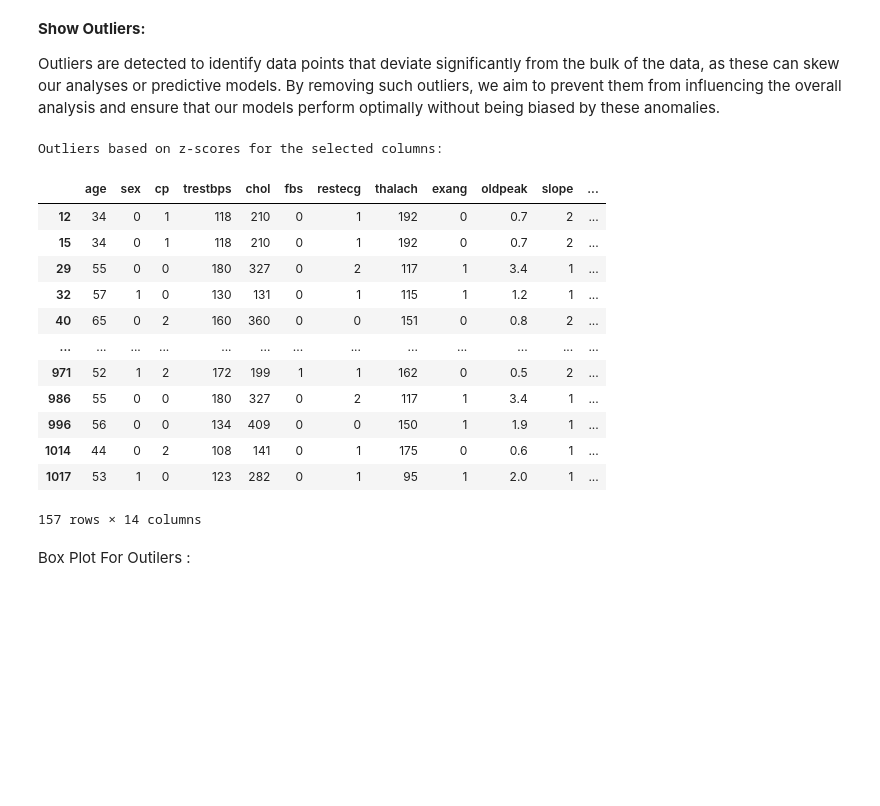
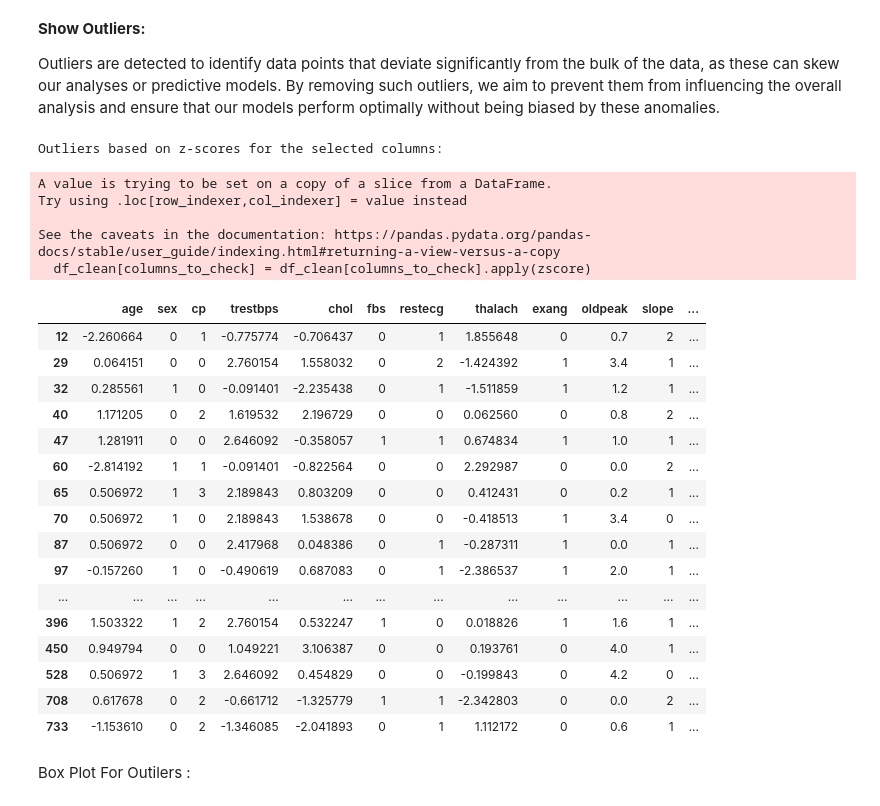
Before and after one commit to JoudySaleh-IT/IT326, a Jupyter notebook: Phase2.ipynb, the cells around one changed output. Cells and saved outputs as stored; diff of their text form; code cells hidden in the pictures; blank space fills up the shorter version.

```diff
--- a/Phase2.ipynb
+++ b/Phase2.ipynb
@@ -348,35 +348,45 @@ We notice that there are no missing values, and all columns are complete.
 Outliers are detected to identify data points that deviate significantly from the bulk of the data, as these can skew our analyses or predictive models. By removing such outliers, we aim to prevent them from influencing the overall analysis and ensure that our models perform optimally without being biased by these anomalies.
 # %%
 from scipy.stats import zscore
-# Columns selected for detecting outliers based on their clinical significance and potential for abnormal values
-columns_to_detect_outliers = ['age', 'trestbps', 'chol', 'thalach']
-# Calculate z-scores for the selected columns
-z_scores = df[columns_to_detect_outliers].apply(zscore)
+
+# Define the columns you want to check for outliers
+columns_to_check = ['age', 'trestbps', 'chol', 'thalach']  # Example columns
+
+# Calculate z-scores for these columns
+df_clean[columns_to_check] = df_clean[columns_to_check].apply(zscore)
 
 # Define a threshold for identifying outliers
 threshold = 2
 
-# Identify outliers using the threshold
-outliers = df[(abs(z_scores) > threshold).any(axis=1)]
-
-# Display the outliers
+# Identify outliers
+outliers = df_clean[(abs(df_clean[columns_to_check]) > threshold).any(axis=1)]
+ # Display the outliers
 print("Outliers based on z-scores for the selected columns: \n")
 display(outliers)
 # %% [output]
 Outliers based on z-scores for the selected columns:
+A value is trying to be set on a copy of a slice from a DataFrame.
+Try using .loc[row_indexer,col_indexer] = value instead
+
+See the caveats in the documentation: https://pandas.pydata.org/pandas-docs/stable/user_guide/indexing.html#returning-a-view-versus-a-copy
+  df_clean[columns_to_check] = df_clean[columns_to_check].apply(zscore)
 |  | age | sex | cp | trestbps | chol | fbs | restecg | thalach | exang | oldpeak | slope | ... |
-| 12 | 34 | 0 | 1 | 118 | 210 | 0 | 1 | 192 | 0 | 0.7 | 2 | ... |
-| 15 | 34 | 0 | 1 | 118 | 210 | 0 | 1 | 192 | 0 | 0.7 | 2 | ... |
-| 29 | 55 | 0 | 0 | 180 | 327 | 0 | 2 | 117 | 1 | 3.4 | 1 | ... |
-| 32 | 57 | 1 | 0 | 130 | 131 | 0 | 1 | 115 | 1 | 1.2 | 1 | ... |
-| 40 | 65 | 0 | 2 | 160 | 360 | 0 | 0 | 151 | 0 | 0.8 | 2 | ... |
+| 12 | -2.260664 | 0 | 1 | -0.775774 | -0.706437 | 0 | 1 | 1.855648 | 0 | 0.7 | 2 | ... |
+| 29 | 0.064151 | 0 | 0 | 2.760154 | 1.558032 | 0 | 2 | -1.424392 | 1 | 3.4 | 1 | ... |
+| 32 | 0.285561 | 1 | 0 | -0.091401 | -2.235438 | 0 | 1 | -1.511859 | 1 | 1.2 | 1 | ... |
+| 40 | 1.171205 | 0 | 2 | 1.619532 | 2.196729 | 0 | 0 | 0.062560 | 0 | 0.8 | 2 | ... |
+| 47 | 1.281911 | 0 | 0 | 2.646092 | -0.358057 | 1 | 1 | 0.674834 | 1 | 1.0 | 1 | ... |
+| 60 | -2.814192 | 1 | 1 | -0.091401 | -0.822564 | 0 | 0 | 2.292987 | 0 | 0.0 | 2 | ... |
+| 65 | 0.506972 | 1 | 3 | 2.189843 | 0.803209 | 0 | 0 | 0.412431 | 0 | 0.2 | 1 | ... |
+| 70 | 0.506972 | 1 | 0 | 2.189843 | 1.538678 | 0 | 0 | -0.418513 | 1 | 3.4 | 0 | ... |
+| 87 | 0.506972 | 0 | 0 | 2.417968 | 0.048386 | 0 | 1 | -0.287311 | 1 | 0.0 | 1 | ... |
+| 97 | -0.157260 | 1 | 0 | -0.490619 | 0.687083 | 0 | 1 | -2.386537 | 1 | 2.0 | 1 | ... |
 | ... | ... | ... | ... | ... | ... | ... | ... | ... | ... | ... | ... | ... |
-| 971 | 52 | 1 | 2 | 172 | 199 | 1 | 1 | 162 | 0 | 0.5 | 2 | ... |
-| 986 | 55 | 0 | 0 | 180 | 327 | 0 | 2 | 117 | 1 | 3.4 | 1 | ... |
-| 996 | 56 | 0 | 0 | 134 | 409 | 0 | 0 | 150 | 1 | 1.9 | 1 | ... |
-| 1014 | 44 | 0 | 2 | 108 | 141 | 0 | 1 | 175 | 0 | 0.6 | 1 | ... |
-| 1017 | 53 | 1 | 0 | 123 | 282 | 0 | 1 | 95 | 1 | 2.0 | 1 | ... |
+| 396 | 1.503322 | 1 | 2 | 2.760154 | 0.532247 | 1 | 0 | 0.018826 | 1 | 1.6 | 1 | ... |
+| 450 | 0.949794 | 0 | 0 | 1.049221 | 3.106387 | 0 | 0 | 0.193761 | 0 | 4.0 | 1 | ... |
+| 528 | 0.506972 | 1 | 3 | 2.646092 | 0.454829 | 0 | 0 | -0.199843 | 0 | 4.2 | 0 | ... |
+| 708 | 0.617678 | 0 | 2 | -0.661712 | -1.325779 | 1 | 1 | -2.342803 | 0 | 0.0 | 2 | ... |
+| 733 | -1.153610 | 0 | 2 | -1.346085 | -2.041893 | 0 | 1 | 1.112172 | 0 | 0.6 | 1 | ... |
-157 rows × 14 columns
 # %% [markdown]
 Box Plot For Outilers :
 # %%
```
Also changed, not shown: parts of 4 cells of this notebook.
